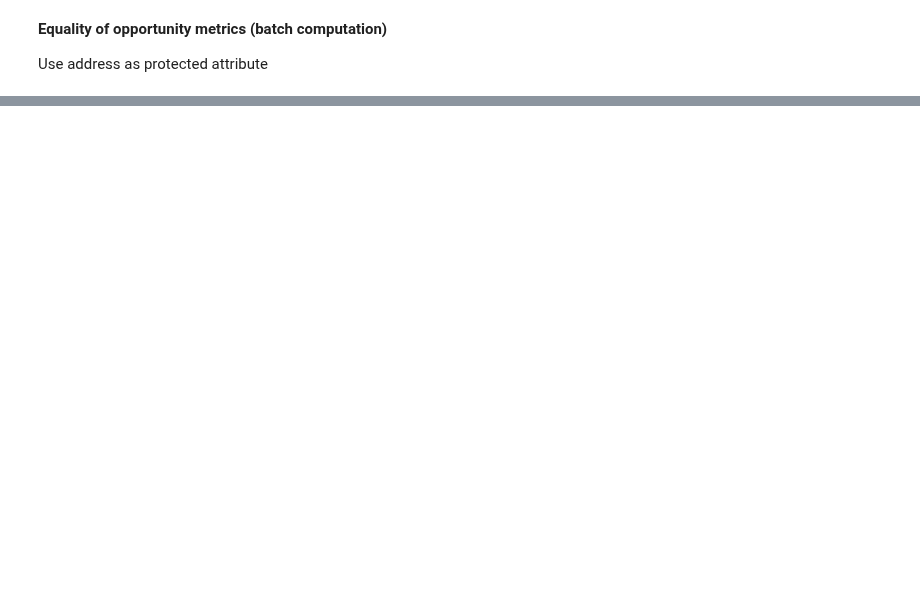
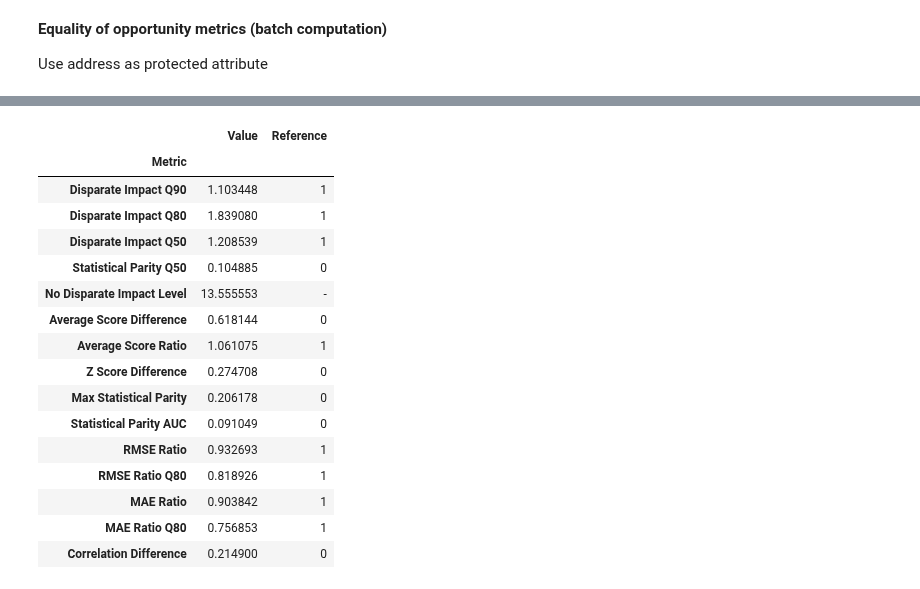
Before and after one commit to holistic-ai/holisticai, a Jupyter notebook: tutorials/bias/measuring_bias_tutorials/measuring_bias_regression.ipynb, the cells around one changed output, grey strips where cells are left out. Saved outputs shown, nothing was run; the diff lists cells and outputs as text; code cells hidden in the pictures; blank space fills up the shorter version.

```diff
--- a/tutorials/bias/measuring_bias_tutorials/measuring_bias_regression.ipynb
+++ b/tutorials/bias/measuring_bias_tutorials/measuring_bias_regression.ipynb
@@ -265,0 +248,20 @@ regression_bias_metrics(group_a, group_b, y_pred, y_true, metric_type='equal_opp
+# %%
+regression_bias_metrics(group_a=group_a, group_b=group_b, y_pred=y_pred, y_true=y_true, metric_type='both')
+# %% [output]
+|  | Value | Reference |
+| Metric |  |  |
+| Disparate Impact Q90 | 1.103448 | 1 |
+| Disparate Impact Q80 | 1.839080 | 1 |
+| Disparate Impact Q50 | 1.208539 | 1 |
+| Statistical Parity Q50 | 0.104885 | 0 |
+| No Disparate Impact Level | 13.555553 | - |
+| Average Score Difference | 0.618144 | 0 |
+| Average Score Ratio | 1.061075 | 1 |
+| Z Score Difference | 0.274708 | 0 |
+| Max Statistical Parity | 0.206178 | 0 |
+| Statistical Parity AUC | 0.091049 | 0 |
+| RMSE Ratio | 0.932693 | 1 |
+| RMSE Ratio Q80 | 0.818926 | 1 |
+| MAE Ratio | 0.903842 | 1 |
+| MAE Ratio Q80 | 0.756853 | 1 |
+| Correlation Difference | 0.214900 | 0 |
```
Also changed, not shown: parts of 9 cells of this notebook, 3 other files.
